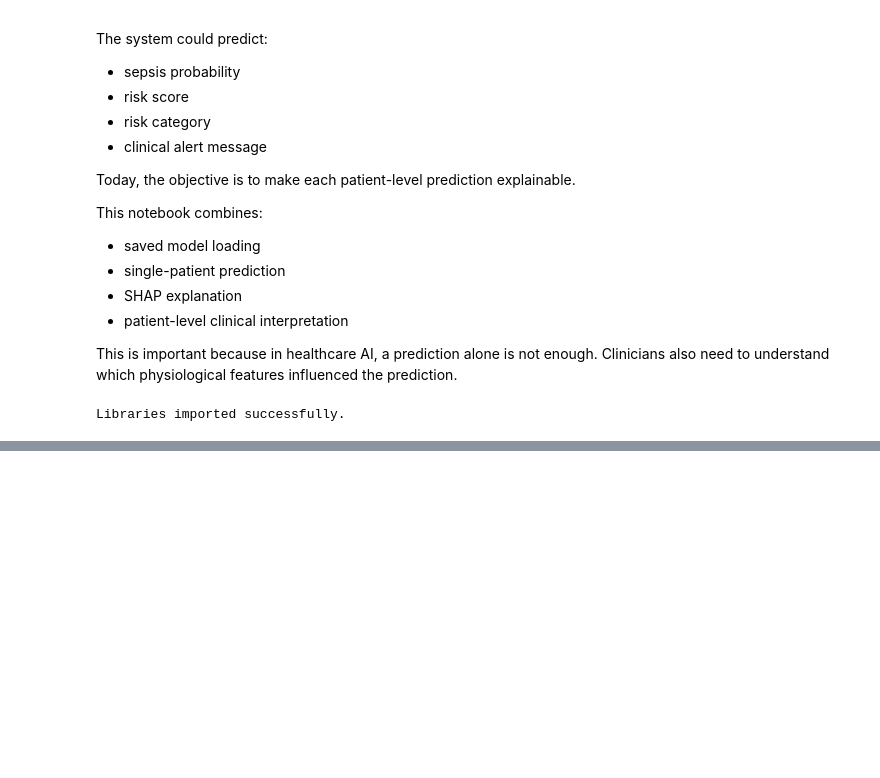
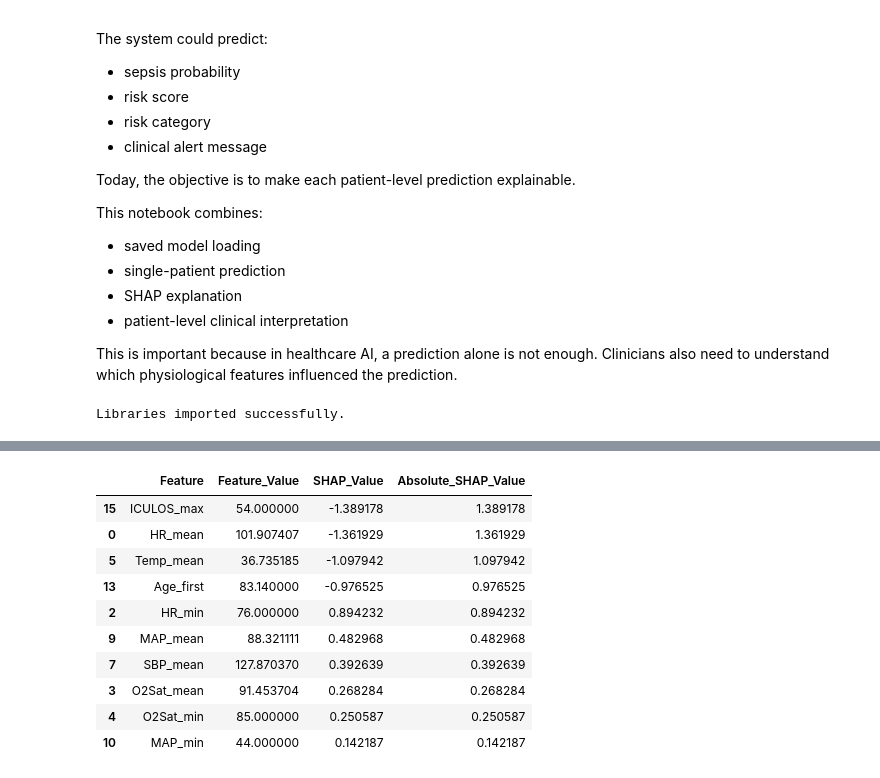
Before and after one commit to englaetitia/icu-early-warning-system, a Jupyter notebook: notebooks/12_explainable_patient_prediction.ipynb, the cells around one changed output, grey strips where cells are left out. Saved outputs shown, nothing was run; the diff lists cells and outputs as text; code cells hidden in the pictures; blank space fills up the shorter version.

```diff
--- a/notebooks/12_explainable_patient_prediction.ipynb
+++ b/notebooks/12_explainable_patient_prediction.ipynb
@@ -60,0 +185,27 @@ Figure directory exists: True
+# %%
+patient_explanation = pd.DataFrame({
+    "Feature": feature_names,
+    "Feature_Value": patient_row.iloc[0].values,
+    "SHAP_Value": patient_shap_values.values[0]
+})
+
+patient_explanation["Absolute_SHAP_Value"] = patient_explanation["SHAP_Value"].abs()
+
+patient_explanation = patient_explanation.sort_values(
+    by="Absolute_SHAP_Value",
+    ascending=False
+)
+
+patient_explanation.head(10)
+# %% [output]
+|  | Feature | Feature_Value | SHAP_Value | Absolute_SHAP_Value |
+| 15 | ICULOS_max | 54.000000 | -1.389178 | 1.389178 |
+| 0 | HR_mean | 101.907407 | -1.361929 | 1.361929 |
+| 5 | Temp_mean | 36.735185 | -1.097942 | 1.097942 |
+| 13 | Age_first | 83.140000 | -0.976525 | 0.976525 |
+| 2 | HR_min | 76.000000 | 0.894232 | 0.894232 |
+| 9 | MAP_mean | 88.321111 | 0.482968 | 0.482968 |
+| 7 | SBP_mean | 127.870370 | 0.392639 | 0.392639 |
+| 3 | O2Sat_mean | 91.453704 | 0.268284 | 0.268284 |
+| 4 | O2Sat_min | 85.000000 | 0.250587 | 0.250587 |
+| 10 | MAP_min | 44.000000 | 0.142187 | 0.142187 |
```
Also changed, not shown: parts of 20 cells of this notebook.
